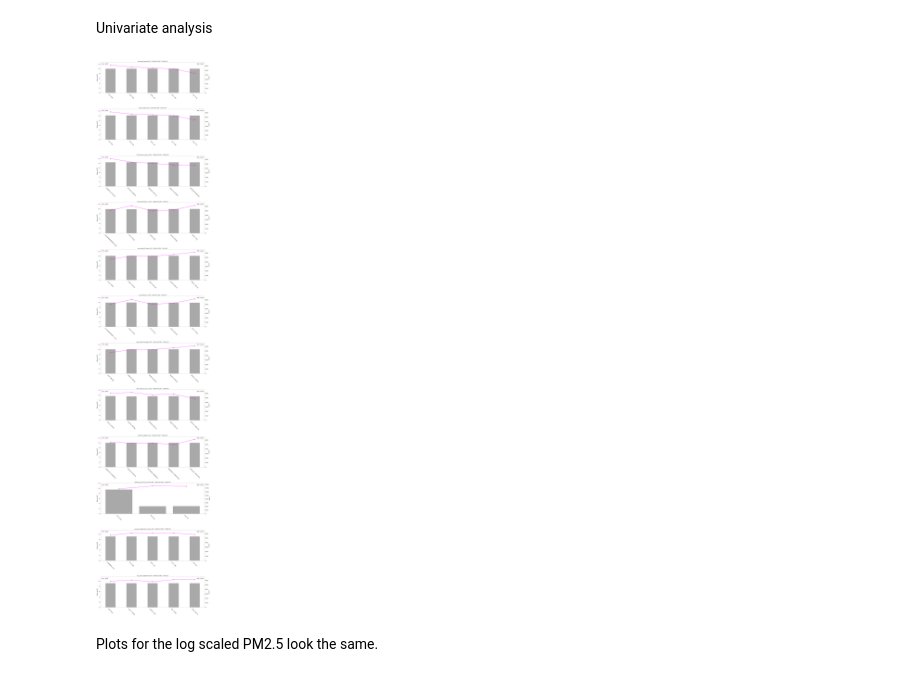
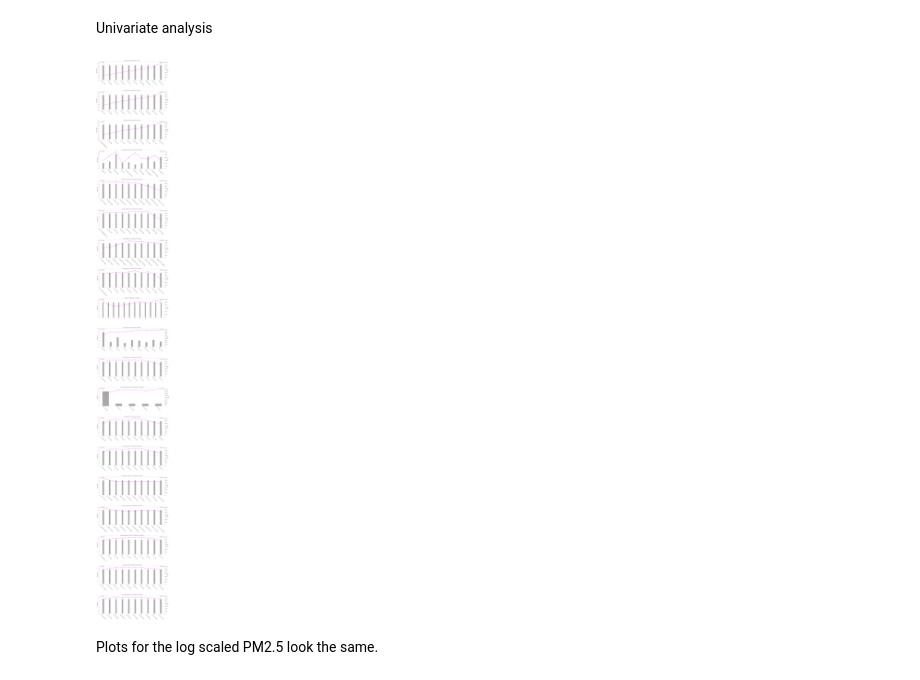
Before and after one commit to mattslyons/JLPS_capstone_project, a Jupyter notebook: modeling/2sls_tj_v1.ipynb, the cells around one changed output. Cells and saved outputs as stored; diff of their text form; code cells hidden in the pictures.

```diff
--- a/modeling/2sls_tj_v1.ipynb
+++ b/modeling/2sls_tj_v1.ipynb
@@ -57,9 +51,0 @@ pd.DataFrame(df.isna().sum()).T
-# %%
-# read in full joined dataset:
-df = pd.read_parquet(os.path.join(data_path, 'joined_data/joined_open_schools_only_10-10-22.parquet'))
-df = df.reset_index(drop=True)
-
-# read cornelia med data
-df1 = pd.read_csv(os.path.join(data_path, 'medical/hematopoietic_cancers.csv')).iloc[:,1:]
-df2 = pd.read_csv(os.path.join(data_path, 'medical/pediatric_vasculitis.csv')).iloc[:,1:]
-df3 = pd.read_csv(os.path.join(data_path, 'medical/type_1_diabetes.csv')).iloc[:,1:]
@@ -175,6 +51,0 @@ For the health outcomes with Null values, assume there were 0 diagnoses and 0 vi
-# %%
-med_vars = ['hematopoietic_cancers', 'number_of_visits_hem_cancers', 'pediatric_vasculitis', 'number_of_visits_vasc',
-  'type_1_diabetes', 'number_of_visits_diab']
-
-for var in med_vars:
-  df_grp[var] = df_grp[var].fillna(0)
@@ -188,0 +56,4 @@ Create a log version of PM2.5 to make it normally distributed
+# %%
+df['y_hematopoietic'] = df['number_of_visits_hem_cancers'] / df['total_pop_under19']
+df['y_vasculitis'] = df['number_of_visits_vasc'] / df['total_pop_under19']
+df['y_diabetes'] = df['number_of_visits_diab'] / df['total_pop_under19']
@@ -189,4 +62,4 @@ Create a log version of PM2.5 to make it normally distributed
 # %%
-df_grp['pm25_log'] = np.log1p(df_grp.pm25)
+df['pm25_log'] = np.log1p(df['pm25'])
 # %% [markdown]
 # EDA
@@ -462,14 +378,21 @@ class FeatureStats:
 
     fig.tight_layout()
 # %%
-fs = FeatureStats(df_grp)
-var_list = ['school_wspd', 'school_elevation_m', 'ps_elevation_m', 'pop_under19_male', 'pop_under19_female',
-  'dist_school_to_ps_m', 'avg_wind_speed', 'avg_wind_alignment_cosine',
-  'CA_AGI_per_returns', 'Total Tax Liability', 'nearby_point_source_count', 'avg_wind_alignment']
+fs = FeatureStats(df[~df['pm25_r12'].isna()])
+var_list = [
+  'school_region_name', 'month',
+
+  'school_wspd', 'school_elevation_m', 'ps_elevation_m', 'dist_school_to_ps_m',
+  'angle_to_school', 'ps_wspd_merge', 'avg_wind_speed', 'avg_wind_alignment', 'avg_wind_alignment_cosine',
+  'nearby_point_source_count', 'ca_agi_per_returns', 'total_tax_liability', 'tax_liability_per_capita',
+  'school_count',
+
+  'pm25_r6', 'pm25_r9', 'pm25_r12']
+
 var_list2 = fs.sort_cat_features(var_list)
-fs.plot_cat_features(var_list2['var'].to_list())
+fs.plot_cat_features(var_list2['var'].to_list(), yvar='pm25', max_factor_levels=10)
 print('')
 # %% [output]
-[figure, old version]
+[figure, new version]
 # %% [markdown]
 Plots for the log scaled PM2.5 look the same.
```
Also changed, not shown: parts of 42 cells of this notebook, 1 other file.
